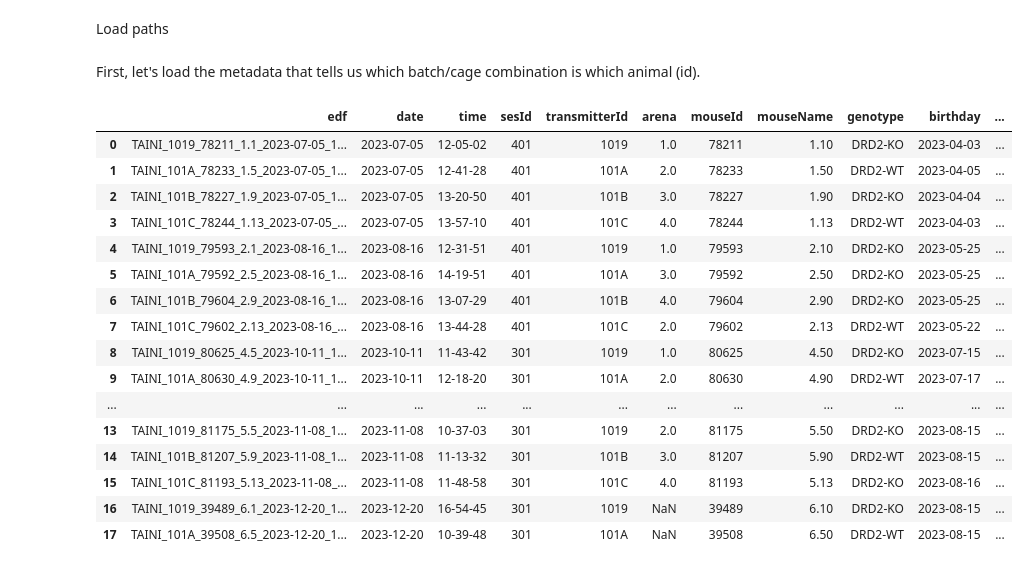
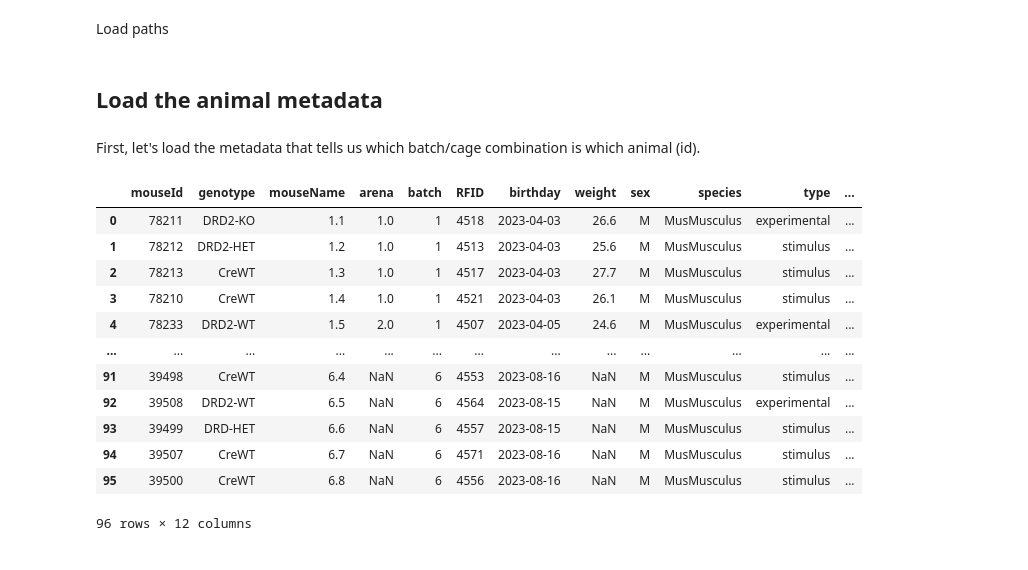
Before and after one commit to olledejong/rp2, a Jupyter notebook: 3chamber_sociability/behavioural_analysis.ipynb, the cells around one changed output. Cells and saved outputs as stored; diff of their text form; code cells hidden in the pictures.

Commit message:
Behaviour analysis of 3-chamber sociability experiment (comparison of DRD2-WT vs DRD2-KO)

```diff
--- a/3chamber_sociability/behavioural_analysis.ipynb
+++ b/3chamber_sociability/behavioural_analysis.ipynb
@@ -8,27 +14,25 @@ from settings import paths_3c_sociability
 Load paths
 # %%
 behaviour_data_dir = paths_3c_sociability['behaviour_data_dir']
+# %% [markdown]
+## Load the animal metadata
 # %% [markdown]
 First, let's load the metadata that tells us which batch/cage combination is which animal (id).
 # %%
-metadata = pd.read_excel(paths_3c_sociability['metadata'])
+metadata = pd.read_excel(paths_general['all_animal_metadata'])
 metadata
 # %% [output]
-|  | edf | date | time | sesId | transmitterId | arena | mouseId | mouseName | genotype | birthday | ... |
-| 0 | TAINI_1019_78211_1.1_2023-07-05_1... | 2023-07-05 | 12-05-02 | 401 | 1019 | 1.0 | 78211 | 1.10 | DRD2-KO | 2023-04-03 | ... |
-| 1 | TAINI_101A_78233_1.5_2023-07-05_1... | 2023-07-05 | 12-41-28 | 401 | 101A | 2.0 | 78233 | 1.50 | DRD2-WT | 2023-04-05 | ... |
-| 2 | TAINI_101B_78227_1.9_2023-07-05_1... | 2023-07-05 | 13-20-50 | 401 | 101B | 3.0 | 78227 | 1.90 | DRD2-KO | 2023-04-04 | ... |
-| 3 | TAINI_101C_78244_1.13_2023-07-05_... | 2023-07-05 | 13-57-10 | 401 | 101C | 4.0 | 78244 | 1.13 | DRD2-WT | 2023-04-03 | ... |
-| 4 | TAINI_1019_79593_2.1_2023-08-16_1... | 2023-08-16 | 12-31-51 | 401 | 1019 | 1.0 | 79593 | 2.10 | DRD2-KO | 2023-05-25 | ... |
-| 5 | TAINI_101A_79592_2.5_2023-08-16_1... | 2023-08-16 | 14-19-51 | 401 | 101A | 3.0 | 79592 | 2.50 | DRD2-KO | 2023-05-25 | ... |
-| 6 | TAINI_101B_79604_2.9_2023-08-16_1... | 2023-08-16 | 13-07-29 | 401 | 101B | 4.0 | 79604 | 2.90 | DRD2-KO | 2023-05-25 | ... |
-| 7 | TAINI_101C_79602_2.13_2023-08-16_... | 2023-08-16 | 13-44-28 | 401 | 101C | 2.0 | 79602 | 2.13 | DRD2-WT | 2023-05-22 | ... |
-| 8 | TAINI_1019_80625_4.5_2023-10-11_1... | 2023-10-11 | 11-43-42 | 301 | 1019 | 1.0 | 80625 | 4.50 | DRD2-KO | 2023-07-15 | ... |
-| 9 | TAINI_101A_80630_4.9_2023-10-11_1... | 2023-10-11 | 12-18-20 | 301 | 101A | 2.0 | 80630 | 4.90 | DRD2-WT | 2023-07-17 | ... |
-| ... | ... | ... | ... | ... | ... | ... | ... | ... | ... | ... | ... |
-| 13 | TAINI_1019_81175_5.5_2023-11-08_1... | 2023-11-08 | 10-37-03 | 301 | 1019 | 2.0 | 81175 | 5.50 | DRD2-KO | 2023-08-15 | ... |
-| 14 | TAINI_101B_81207_5.9_2023-11-08_1... | 2023-11-08 | 11-13-32 | 301 | 101B | 3.0 | 81207 | 5.90 | DRD2-WT | 2023-08-15 | ... |
-| 15 | TAINI_101C_81193_5.13_2023-11-08_... | 2023-11-08 | 11-48-58 | 301 | 101C | 4.0 | 81193 | 5.13 | DRD2-KO | 2023-08-16 | ... |
-| 16 | TAINI_1019_39489_6.1_2023-12-20_1... | 2023-12-20 | 16-54-45 | 301 | 1019 | NaN | 39489 | 6.10 | DRD2-KO | 2023-08-15 | ... |
-| 17 | TAINI_101A_39508_6.5_2023-12-20_1... | 2023-12-20 | 10-39-48 | 301 | 101A | NaN | 39508 | 6.50 | DRD2-WT | 2023-08-15 | ... |
+|  | mouseId | genotype | mouseName | arena | batch | RFID | birthday | weight | sex | species | type | ... |
+| 0 | 78211 | DRD2-KO | 1.1 | 1.0 | 1 | 4518 | 2023-04-03 | 26.6 | M | MusMusculus | experimental | ... |
+| 1 | 78212 | DRD2-HET | 1.2 | 1.0 | 1 | 4513 | 2023-04-03 | 25.6 | M | MusMusculus | stimulus | ... |
+| 2 | 78213 | CreWT | 1.3 | 1.0 | 1 | 4517 | 2023-04-03 | 27.7 | M | MusMusculus | stimulus | ... |
+| 3 | 78210 | CreWT | 1.4 | 1.0 | 1 | 4521 | 2023-04-03 | 26.1 | M | MusMusculus | stimulus | ... |
+| 4 | 78233 | DRD2-WT | 1.5 | 2.0 | 1 | 4507 | 2023-04-05 | 24.6 | M | MusMusculus | experimental | ... |
+| ... | ... | ... | ... | ... | ... | ... | ... | ... | ... | ... | ... | ... |
+| 91 | 39498 | CreWT | 6.4 | NaN | 6 | 4553 | 2023-08-16 | NaN | M | MusMusculus | stimulus | ... |
+| 92 | 39508 | DRD2-WT | 6.5 | NaN | 6 | 4564 | 2023-08-15 | NaN | M | MusMusculus | experimental | ... |
+| 93 | 39499 | DRD-HET | 6.6 | NaN | 6 | 4557 | 2023-08-15 | NaN | M | MusMusculus | stimulus | ... |
+| 94 | 39507 | CreWT | 6.7 | NaN | 6 | 4571 | 2023-08-16 | NaN | M | MusMusculus | stimulus | ... |
+| 95 | 39500 | CreWT | 6.8 | NaN | 6 | 4556 | 2023-08-16 | NaN | M | MusMusculus | stimulus | ... |
+96 rows × 12 columns
 # %% [markdown]
```
Also changed, not shown: parts of 21 cells of this notebook.
